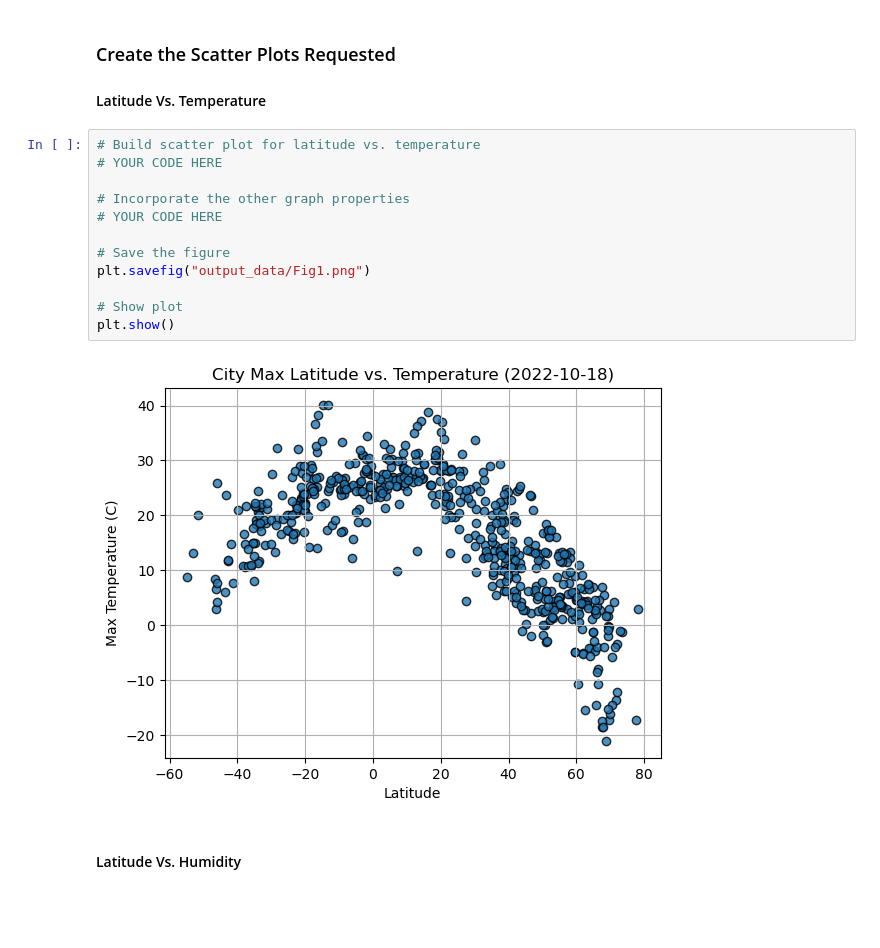
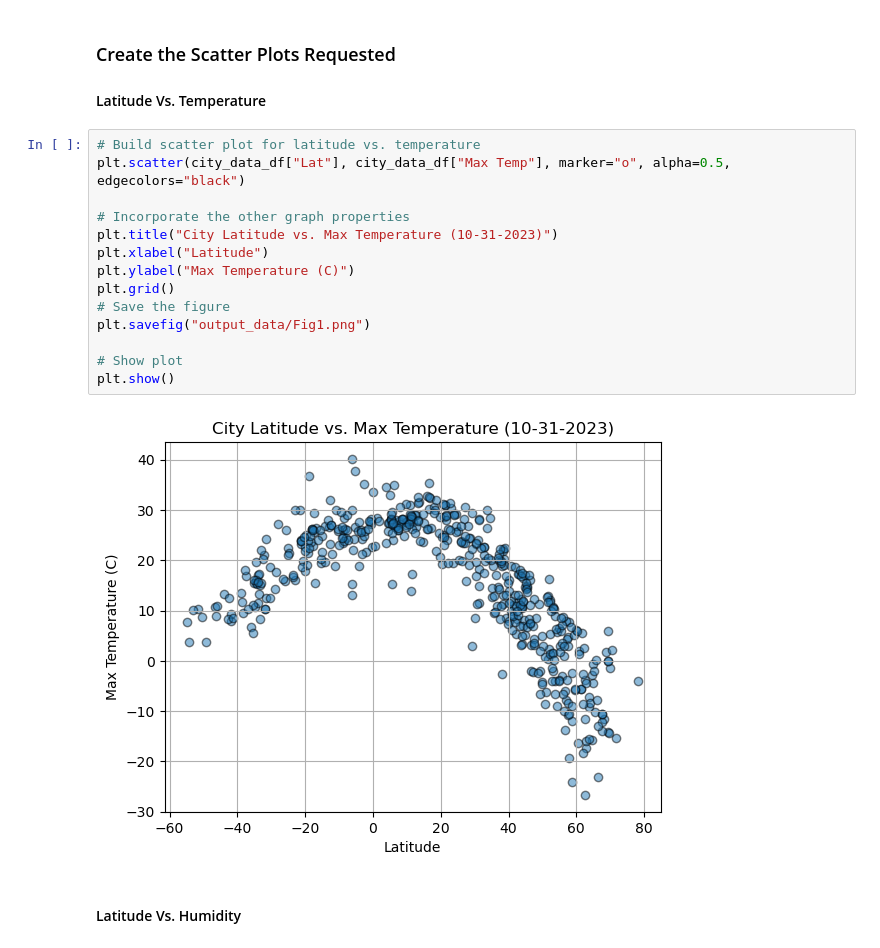
Before and after one commit to jdsouthern/python-api-challenge, a Jupyter notebook: WeatherPy/WeatherPy.ipynb, the cells around one changed output. Drawn from its saved outputs; the diff is of its cells as text; blank space fills up the shorter version.

```diff
--- a/WeatherPy/WeatherPy.ipynb
+++ b/WeatherPy/WeatherPy.ipynb
@@ -189,18 +189,20 @@ city_data_df.head()
 #### Latitude Vs. Temperature
 # %%
 # Build scatter plot for latitude vs. temperature
-# YOUR CODE HERE
+plt.scatter(city_data_df["Lat"], city_data_df["Max Temp"], marker="o", alpha=0.5, edgecolors="black")
 
 # Incorporate the other graph properties
-# YOUR CODE HERE
-
+plt.title("City Latitude vs. Max Temperature (10-31-2023)")
+plt.xlabel("Latitude")
+plt.ylabel("Max Temperature (C)")
+plt.grid()
 # Save the figure
 plt.savefig("output_data/Fig1.png")
 
 # Show plot
 plt.show()
 # %% [output]
-[figure, old version]
+[figure, new version]
 # %% [markdown]
 #### Latitude Vs. Humidity
 # %%
```
Also changed, not shown: parts of 8 cells of this notebook, 6 other files.
